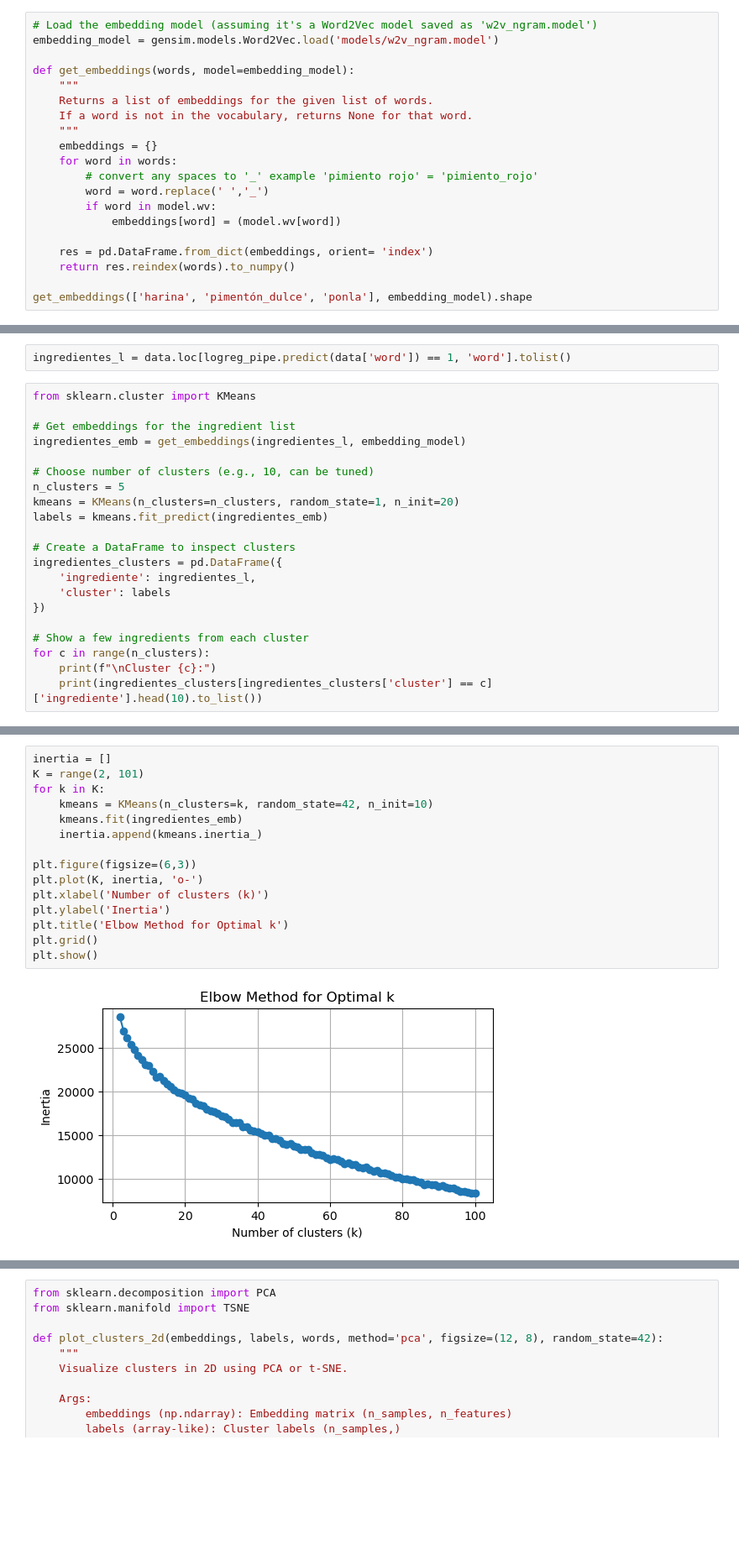
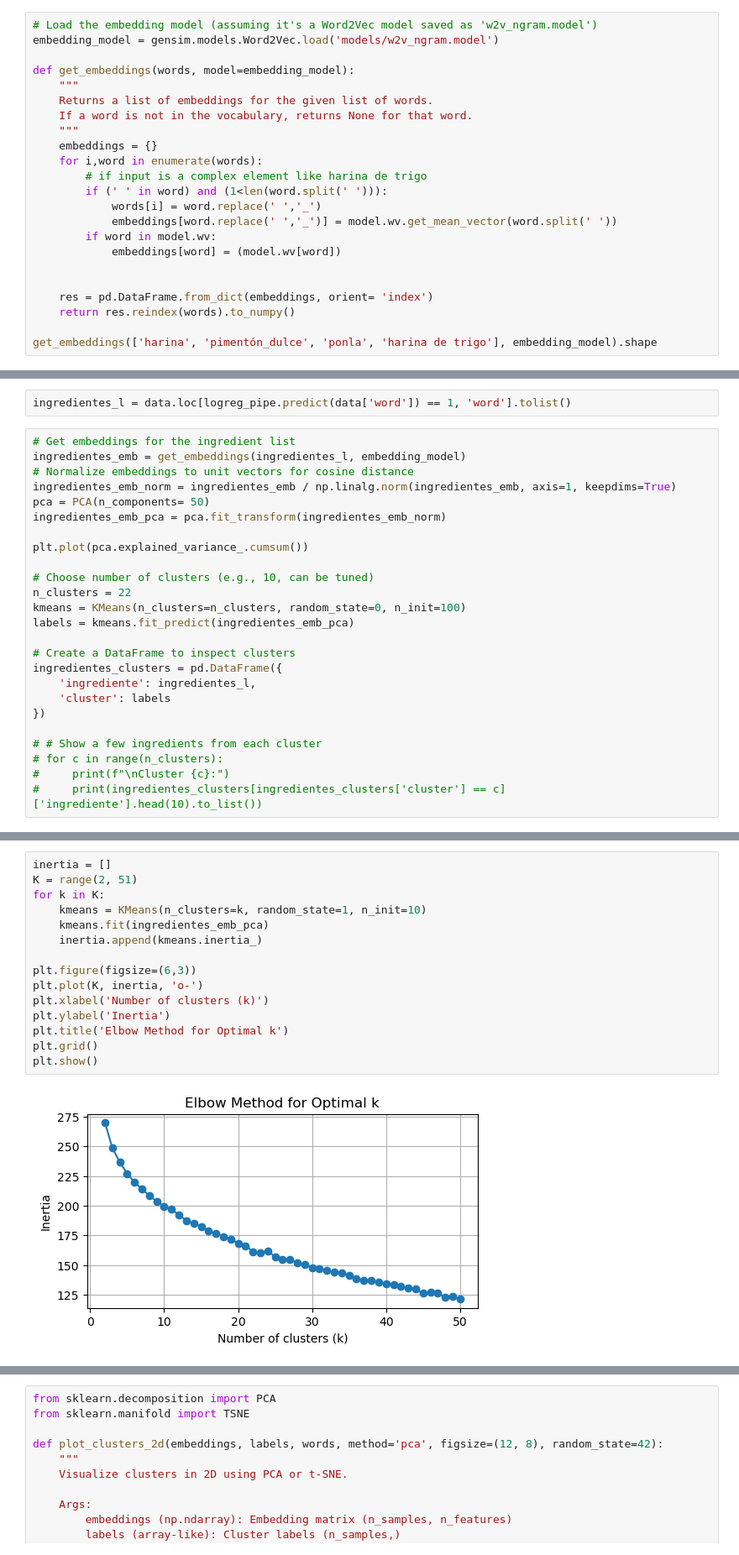
Before and after one commit to garimasc/RecipesInSpanish, a Jupyter notebook: ingredients.ipynb, the cells around one changed output, grey strips where cells are left out. Shown at 84% size. Cells and saved outputs as stored; diff of their text form; blank space fills up the shorter version.

```diff
--- a/ingredients.ipynb
+++ b/ingredients.ipynb
@@ -40,14 +45,17 @@ def get_embeddings(words, model=embedding_model):
     If a word is not in the vocabulary, returns None for that word.
     """
     embeddings = {}
-    for word in words:
-        # convert any spaces to '_' example 'pimiento rojo' = 'pimiento_rojo'
-        word = word.replace(' ','_')
+    for i,word in enumerate(words):
+        # if input is a complex element like harina de trigo
+        if (' ' in word) and (1<len(word.split(' '))):
+            words[i] = word.replace(' ','_')
+            embeddings[word.replace(' ','_')] = model.wv.get_mean_vector(word.split(' '))
         if word in model.wv:
             embeddings[word] = (model.wv[word])
+
 
     res = pd.DataFrame.from_dict(embeddings, orient= 'index')
     return res.reindex(words).to_numpy()
 
-get_embeddings(['harina', 'pimentón_dulce', 'ponla'], embedding_model).shape
+get_embeddings(['harina', 'pimentón_dulce', 'ponla', 'harina de trigo'], embedding_model).shape
 # %% [output]
@@ -222,15 +230,19 @@ We will:
 # %%
 ingredientes_l = data.loc[logreg_pipe.predict(data['word']) == 1, 'word'].tolist()
 # %%
-from sklearn.cluster import KMeans
-
 # Get embeddings for the ingredient list
 ingredientes_emb = get_embeddings(ingredientes_l, embedding_model)
+# Normalize embeddings to unit vectors for cosine distance
+ingredientes_emb_norm = ingredientes_emb / np.linalg.norm(ingredientes_emb, axis=1, keepdims=True)
+pca = PCA(n_components= 50)
+ingredientes_emb_pca = pca.fit_transform(ingredientes_emb_norm)
+
+plt.plot(pca.explained_variance_.cumsum())
 
 # Choose number of clusters (e.g., 10, can be tuned)
-n_clusters = 5
-kmeans = KMeans(n_clusters=n_clusters, random_state=1, n_init=20)
-labels = kmeans.fit_predict(ingredientes_emb)
+n_clusters = 22
+kmeans = KMeans(n_clusters=n_clusters, random_state=0, n_init=100)
+labels = kmeans.fit_predict(ingredientes_emb_pca)
 
 # Create a DataFrame to inspect clusters
 ingredientes_clusters = pd.DataFrame({
@@ -238,8 +250,8 @@ ingredientes_clusters = pd.DataFrame({
     'cluster': labels
 })
 
-# Show a few ingredients from each cluster
-for c in range(n_clusters):
-    print(f"\nCluster {c}:")
-    print(ingredientes_clusters[ingredientes_clusters['cluster'] == c]['ingrediente'].head(10).to_list())
+# # Show a few ingredients from each cluster
+# for c in range(n_clusters):
+#     print(f"\nCluster {c}:")
+#     print(ingredientes_clusters[ingredientes_clusters['cluster'] == c]['ingrediente'].head(10).to_list())
 # %% [output]
@@ -264,20 +316,20 @@ plot_clusters_2d(ingredientes_emb[:200], labels[:200], ingredientes_l[:200], met
 # %%
 inertia = []
-K = range(2, 101)
+K = range(2, 51)
 for k in K:
-    kmeans = KMeans(n_clusters=k, random_state=42, n_init=10)
-    kmeans.fit(ingredientes_emb)
+    kmeans = KMeans(n_clusters=k, random_state=1, n_init=10)
+    kmeans.fit(ingredientes_emb_pca)
     inertia.append(kmeans.inertia_)
 
 plt.figure(figsize=(6,3))
 plt.plot(K, inertia, 'o-')
 plt.xlabel('Number of clusters (k)')
 plt.ylabel('Inertia')
 plt.title('Elbow Method for Optimal k')
 plt.grid()
 plt.show()
 # %% [output]
-[figure, old version]
+[figure, new version]
 # %%
 # Plot the difference in inertia (first derivative) to help identify the "elbow"
 inertia_diff = np.diff(inertia)
```
Also changed, not shown: parts of 9 cells of this notebook.
